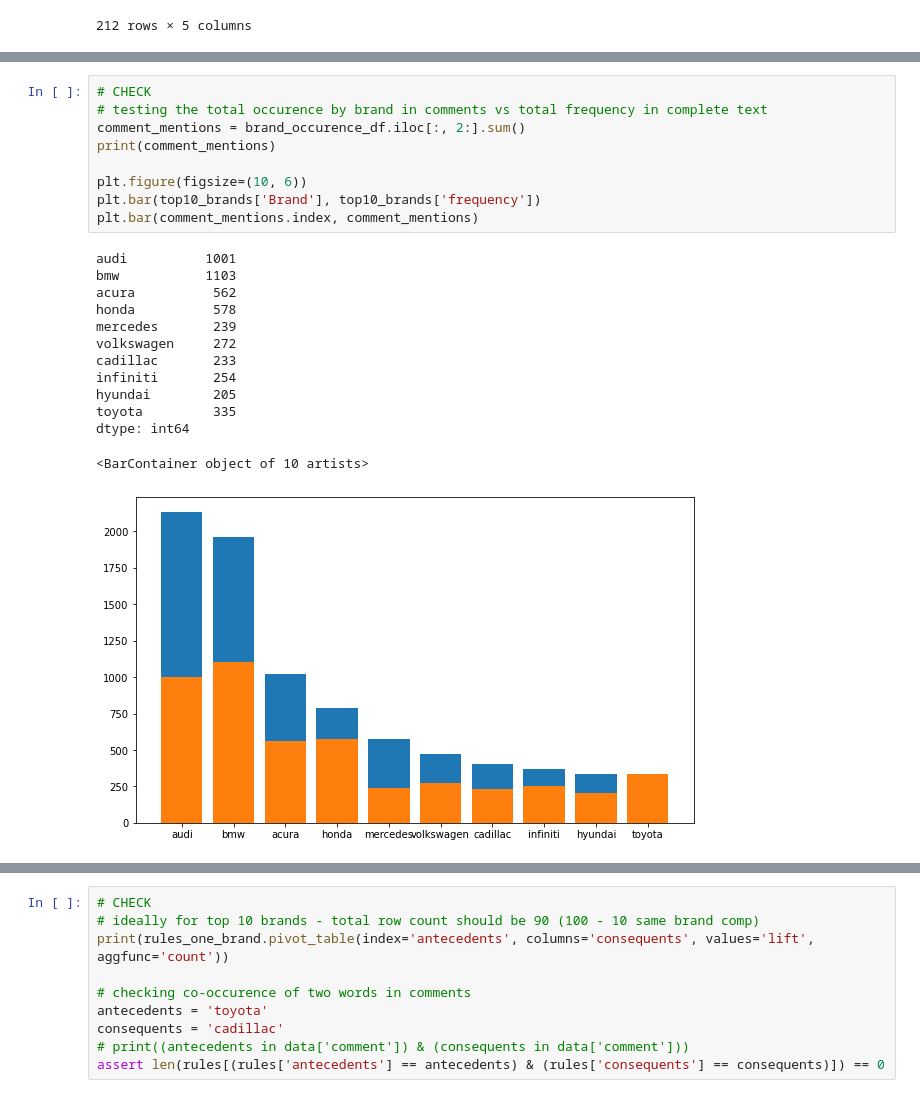
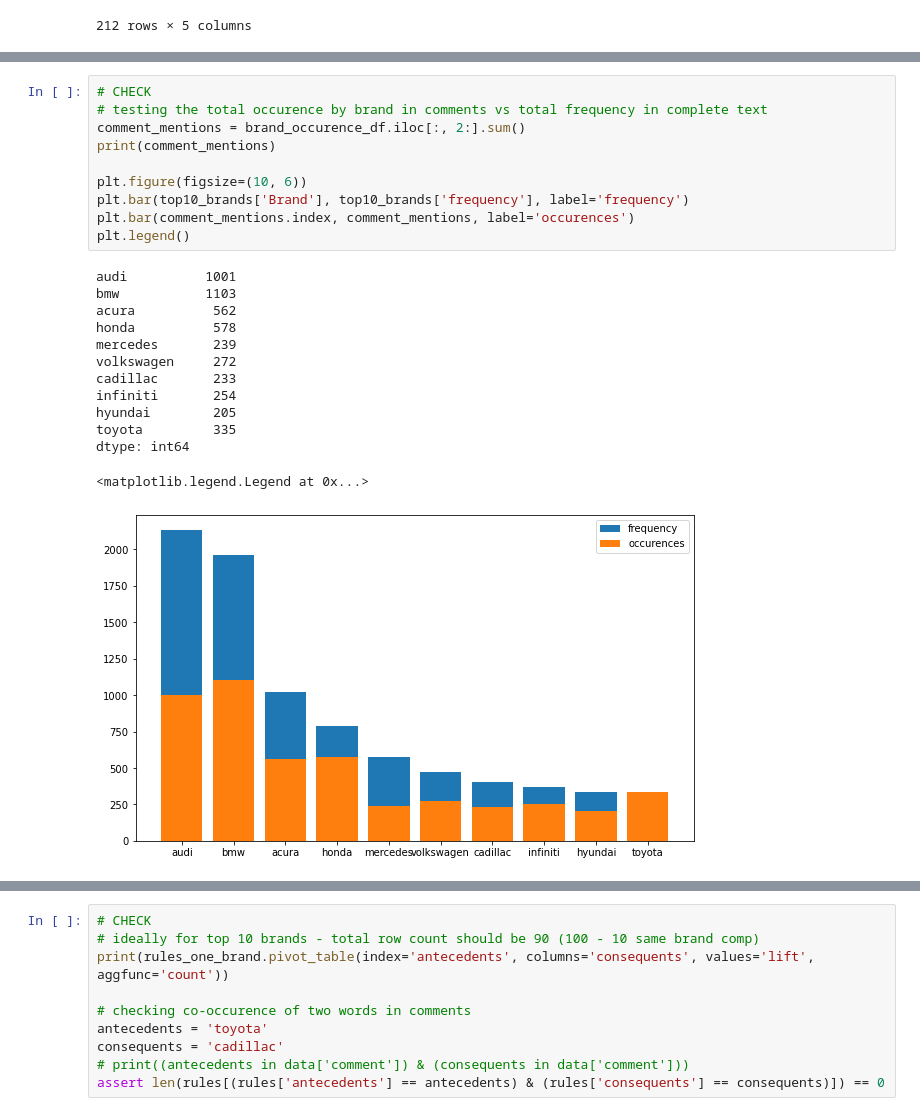
Before and after one commit to vicgpt/Unstructured-Data-Analytics, a Jupyter notebook: Assignment 1 - Car Brands/Car-Brand-Text-Analytics-vishal.ipynb, the cells around one changed output, grey strips where cells are left out. Cells and saved outputs as stored; diff of their text form.

```diff
--- a/Assignment 1 - Car Brands/Car-Brand-Text-Analytics-vishal.ipynb
+++ b/Assignment 1 - Car Brands/Car-Brand-Text-Analytics-vishal.ipynb
@@ -316,26 +316,27 @@ calculating occurence in comment for brand -  toyota ['camry', 'comfort', 'toyot
 # %%
 # CHECK
 # testing the total occurence by brand in comments vs total frequency in complete text
 comment_mentions = brand_occurence_df.iloc[:, 2:].sum()
 print(comment_mentions)
 
 plt.figure(figsize=(10, 6))
-plt.bar(top10_brands['Brand'], top10_brands['frequency'])
-plt.bar(comment_mentions.index, comment_mentions)
+plt.bar(top10_brands['Brand'], top10_brands['frequency'], label='frequency')
+plt.bar(comment_mentions.index, comment_mentions, label='occurences')
+plt.legend()
 # %% [output]
 audi          1001
 bmw           1103
 acura          562
 honda          578
 mercedes       239
 volkswagen     272
 cadillac       233
 infiniti       254
 hyundai        205
 toyota         335
 dtype: int64
-<BarContainer object of 10 artists>
+<matplotlib.legend.Legend at 0x...>
-[figure, old version]
+[figure, new version]
 # %%
 # getting required packages for lift calc
 !pip install mlxtend
```
Also changed, not shown: parts of 11 cells of this notebook.
